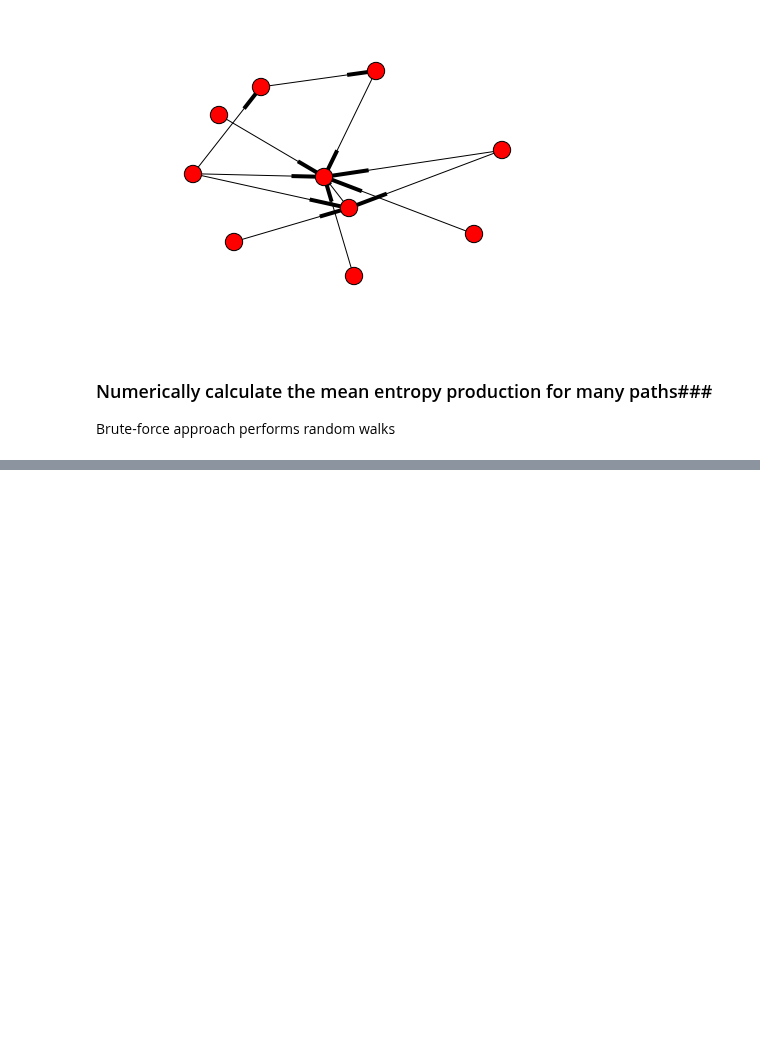
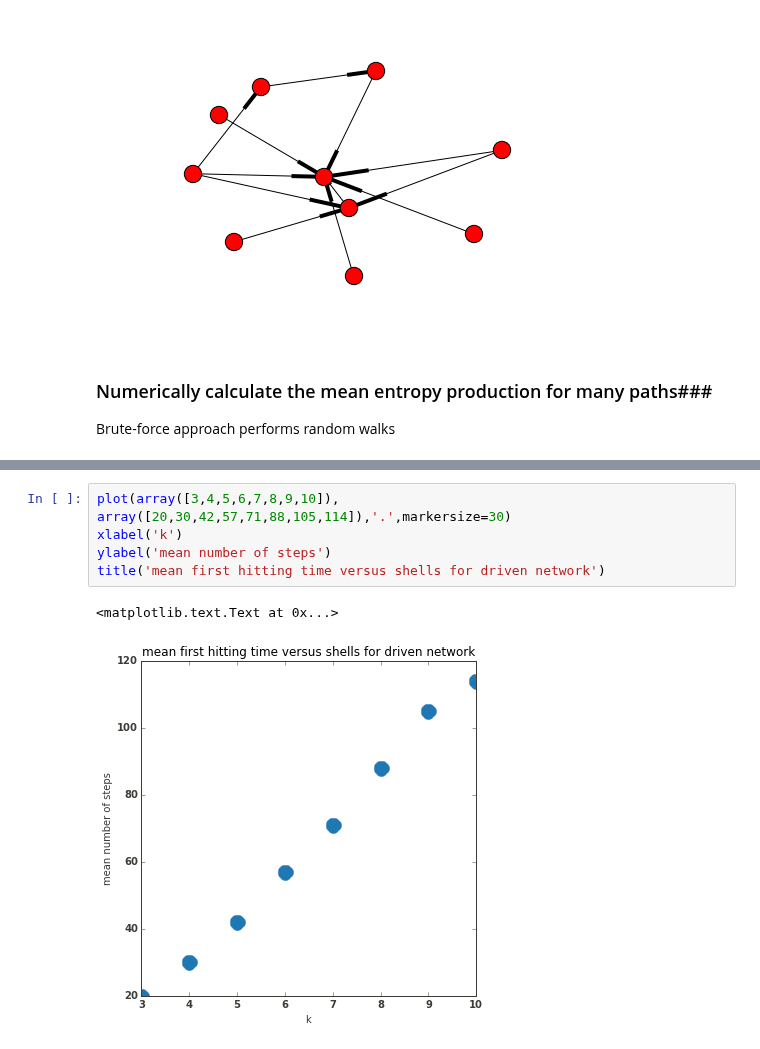
Before and after one commit to williamgilpin/netsim, a Jupyter notebook: simple_models.ipynb, the cells around one changed output, grey strips where cells are left out. Saved outputs shown, nothing was run; the diff lists cells and outputs as text; blank space fills up the shorter version.

```diff
--- a/simple_models.ipynb
+++ b/simple_models.ipynb
@@ -563,0 +701,8 @@ print (real(ss_ent(tmat2)))
+# %%
+plot(array([3,4,5,6,7,8,9,10]), array([20,30,42,57,71,88,105,114]),'.',markersize=30)
+xlabel('k')
+ylabel('mean number of steps')
+title('mean first hitting time versus shells for driven network')
+# %% [output]
+<matplotlib.text.Text at 0x...>
+[figure, added]
```
Also changed, not shown: parts of 23 cells of this notebook, 2 other files.
